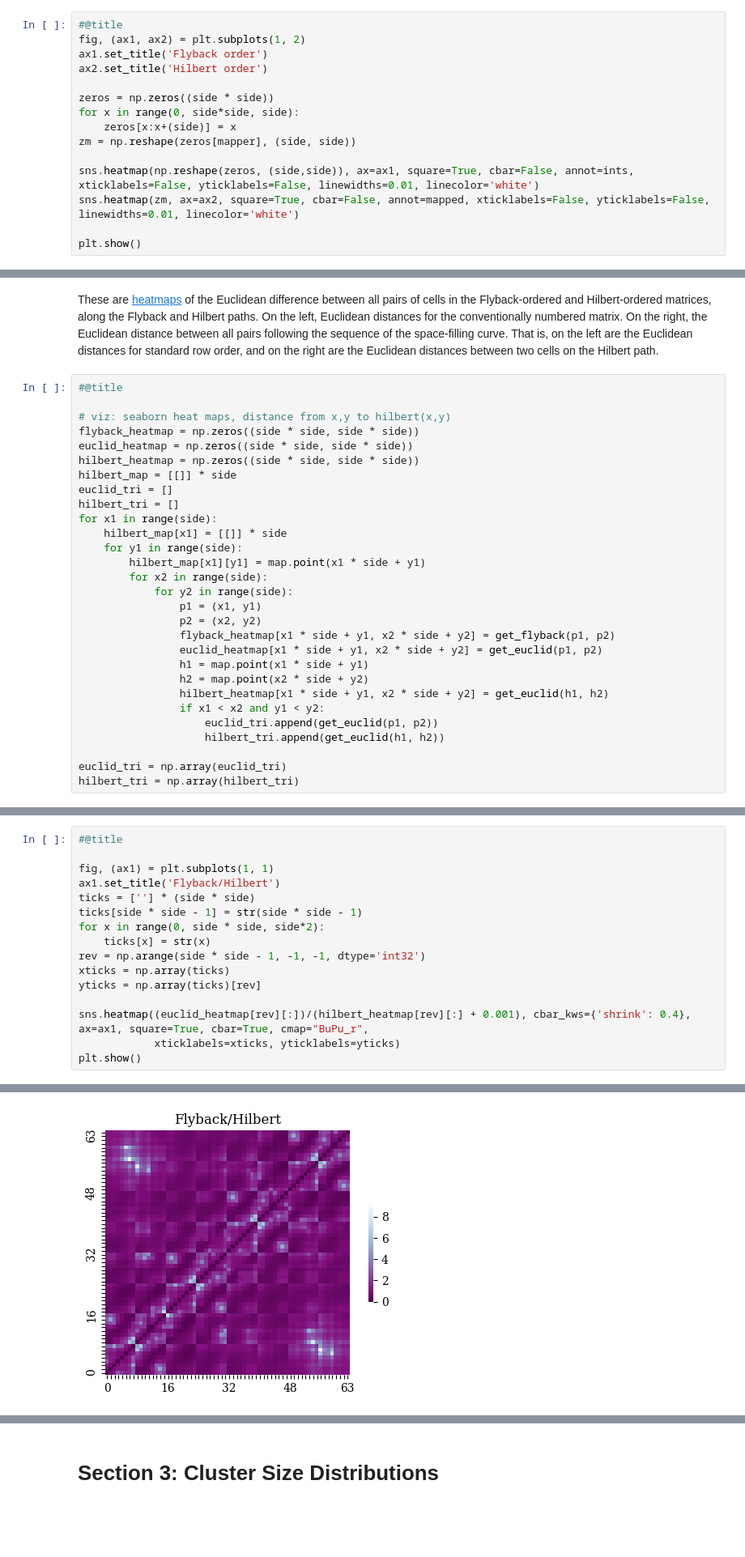
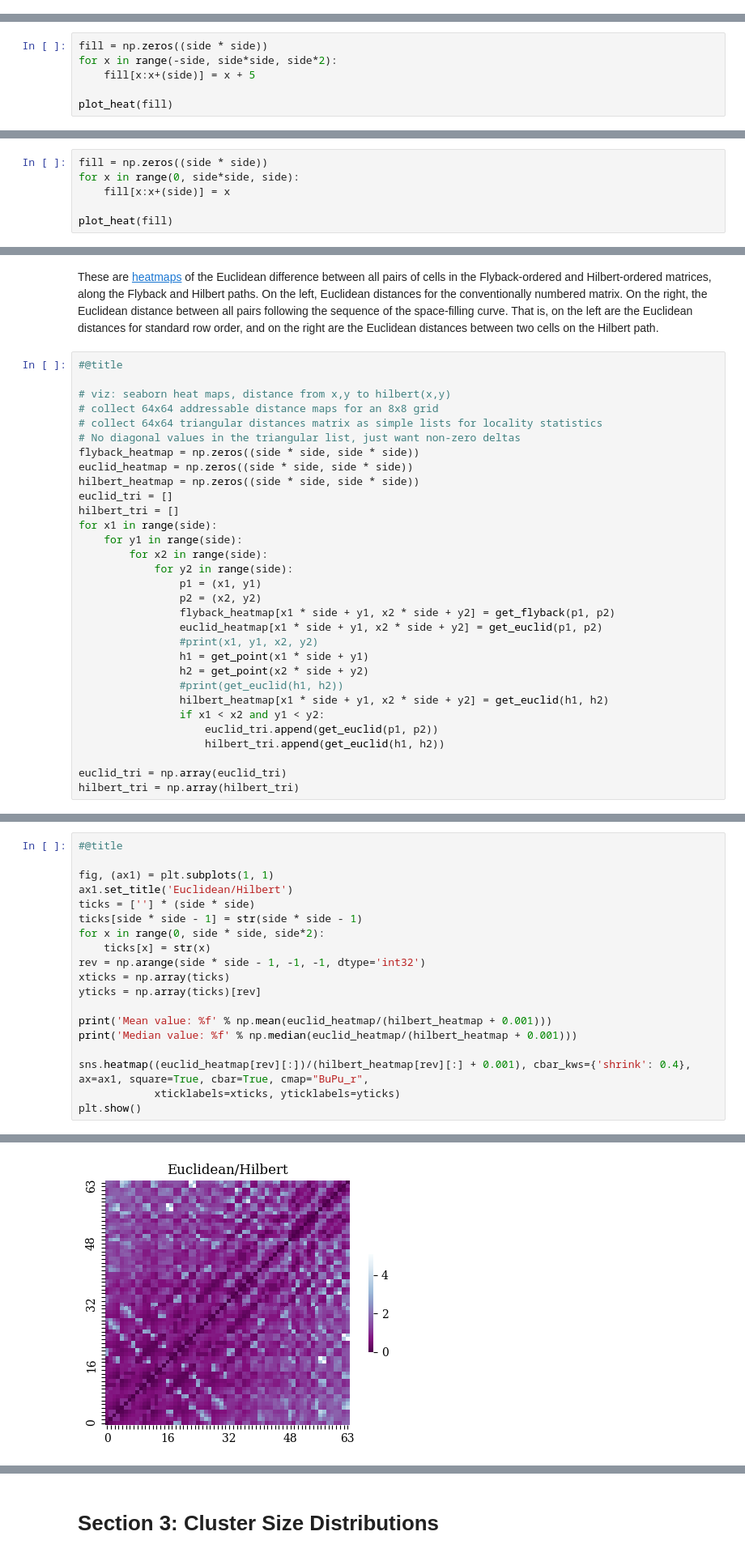
Before and after one commit to LanceNorskog/deep-scurve, a Jupyter notebook: notebooks/Hilbert_Mapping_in_Image_Processing.ipynb, the cells around one changed output, grey strips where cells are left out. Shown: that part at 81% size. Cells and saved outputs as stored; diff of their text form; blank space fills up the shorter version.

```diff
--- a/notebooks/Hilbert_Mapping_in_Image_Processing.ipynb
+++ b/notebooks/Hilbert_Mapping_in_Image_Processing.ipynb
@@ -132,15 +77,0 @@ plt.show()
-# %%
-#@title
-fig, (ax1, ax2) = plt.subplots(1, 2)
-ax1.set_title('Flyback order')
-ax2.set_title('Hilbert order')
-
-zeros = np.zeros((side * side))
-for x in range(0, side*side, side):
-    zeros[x:x+(side)] = x
-zm = np.reshape(zeros[mapper], (side, side))
-
-sns.heatmap(np.reshape(zeros, (side,side)), ax=ax1, square=True, cbar=False, annot=ints, xticklabels=False, yticklabels=False, linewidths=0.01, linecolor='white')
-sns.heatmap(zm, ax=ax2, square=True, cbar=False, annot=mapped, xticklabels=False, yticklabels=False, linewidths=0.01, linecolor='white')
-
-plt.show()
@@ -148,0 +86,6 @@ plt.show()
+# %%
+fill = np.zeros((side * side))
+for x in range(-side, side*side, side*2):
+    fill[x:x+(side)] = x + 5
+
+plot_heat(fill)
@@ -148,0 +94,6 @@ plt.show()
+# %%
+fill = np.zeros((side * side))
+for x in range(0, side*side, side):
+    fill[x:x+(side)] = x
+
+plot_heat(fill)
@@ -204,24 +136,26 @@ These are [heatmaps](https://seaborn.pydata.org/examples/heatmap_annotation.html
 #@title
 
 # viz: seaborn heat maps, distance from x,y to hilbert(x,y)
+# collect 64x64 addressable distance maps for an 8x8 grid
+# collect 64x64 triangular distances matrix as simple lists for locality statistics
+# No diagonal values in the triangular list, just want non-zero deltas
 flyback_heatmap = np.zeros((side * side, side * side))
 euclid_heatmap = np.zeros((side * side, side * side))
 hilbert_heatmap = np.zeros((side * side, side * side))
-hilbert_map = [[]] * side
 euclid_tri = []
 hilbert_tri = []
 for x1 in range(side):
-    hilbert_map[x1] = [[]] * side
     for y1 in range(side):
-        hilbert_map[x1][y1] = map.point(x1 * side + y1)
         for x2 in range(side):
             for y2 in range(side):
                 p1 = (x1, y1)
                 p2 = (x2, y2)
                 flyback_heatmap[x1 * side + y1, x2 * side + y2] = get_flyback(p1, p2)
                 euclid_heatmap[x1 * side + y1, x2 * side + y2] = get_euclid(p1, p2)
-                h1 = map.point(x1 * side + y1)
-                h2 = map.point(x2 * side + y2)
+                #print(x1, y1, x2, y2)
+                h1 = get_point(x1 * side + y1)
+                h2 = get_point(x2 * side + y2)
+                #print(get_euclid(h1, h2))
                 hilbert_heatmap[x1 * side + y1, x2 * side + y2] = get_euclid(h1, h2)
                 if x1 < x2 and y1 < y2:
                     euclid_tri.append(get_euclid(p1, p2))
@@ -256,7 +192,7 @@ Next, we will divide the Flyback distances by the Hilbert distances. Note that t
 #@title
 
 fig, (ax1) = plt.subplots(1, 1)
-ax1.set_title('Flyback/Hilbert')
+ax1.set_title('Euclidean/Hilbert')
 ticks = [''] * (side * side)
 ticks[side * side - 1] = str(side * side - 1)
 for x in range(0, side * side, side*2):
@@ -265,6 +201,9 @@ rev = np.arange(side * side - 1, -1, -1, dtype='int32')
 xticks = np.array(ticks)
 yticks = np.array(ticks)[rev]
 
+print('Mean value: %f' % np.mean(euclid_heatmap/(hilbert_heatmap + 0.001)))
+print('Median value: %f' % np.median(euclid_heatmap/(hilbert_heatmap + 0.001)))
+
 sns.heatmap((euclid_heatmap[rev][:])/(hilbert_heatmap[rev][:] + 0.001), cbar_kws={'shrink': 0.4}, ax=ax1, square=True, cbar=True, cmap="BuPu_r",
             xticklabels=xticks, yticklabels=yticks)
 plt.show()
@@ -272 +213 @@ plt.show()
-[figure, old version]
+[figure, new version]
```
Also changed, not shown: parts of 33 cells of this notebook, 2 other files.
